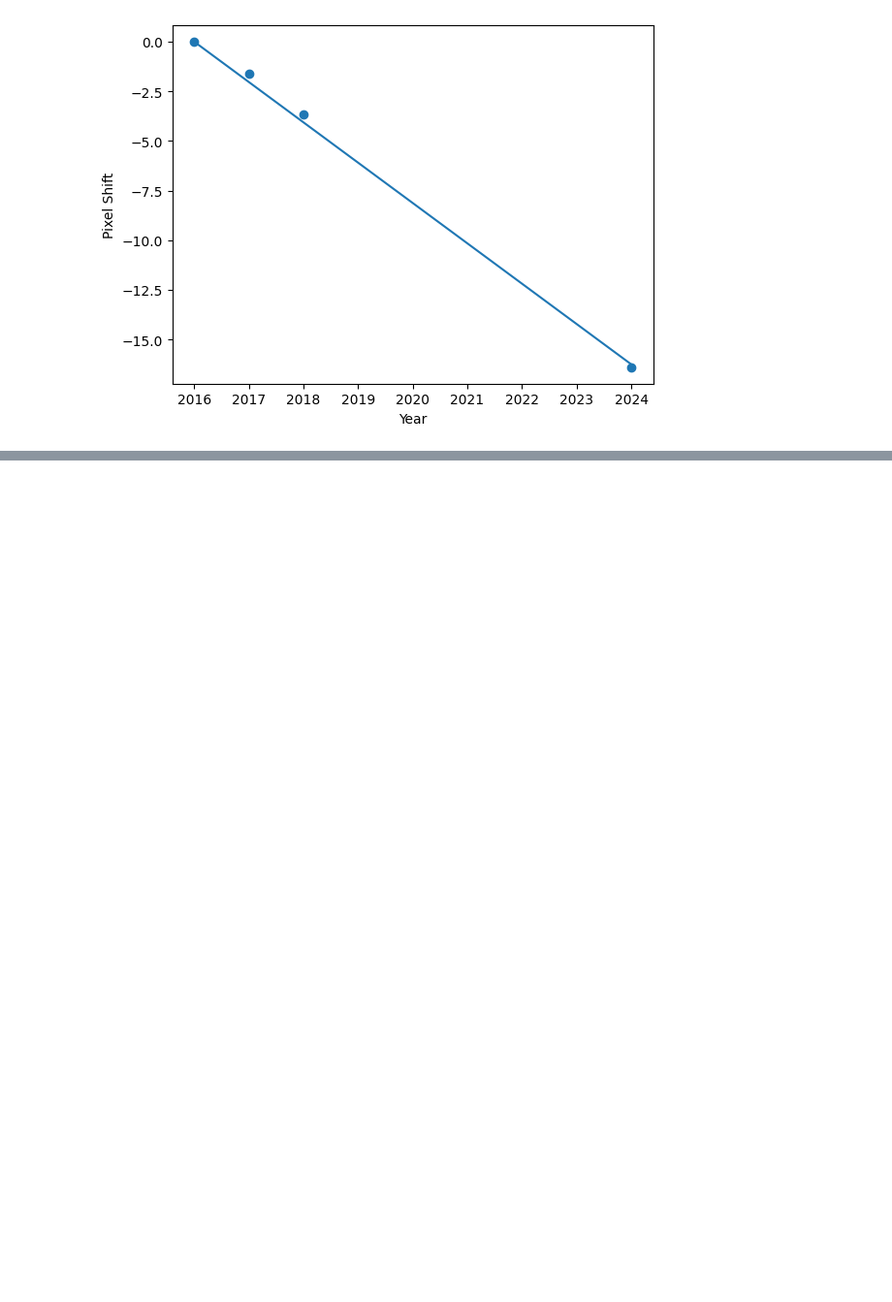
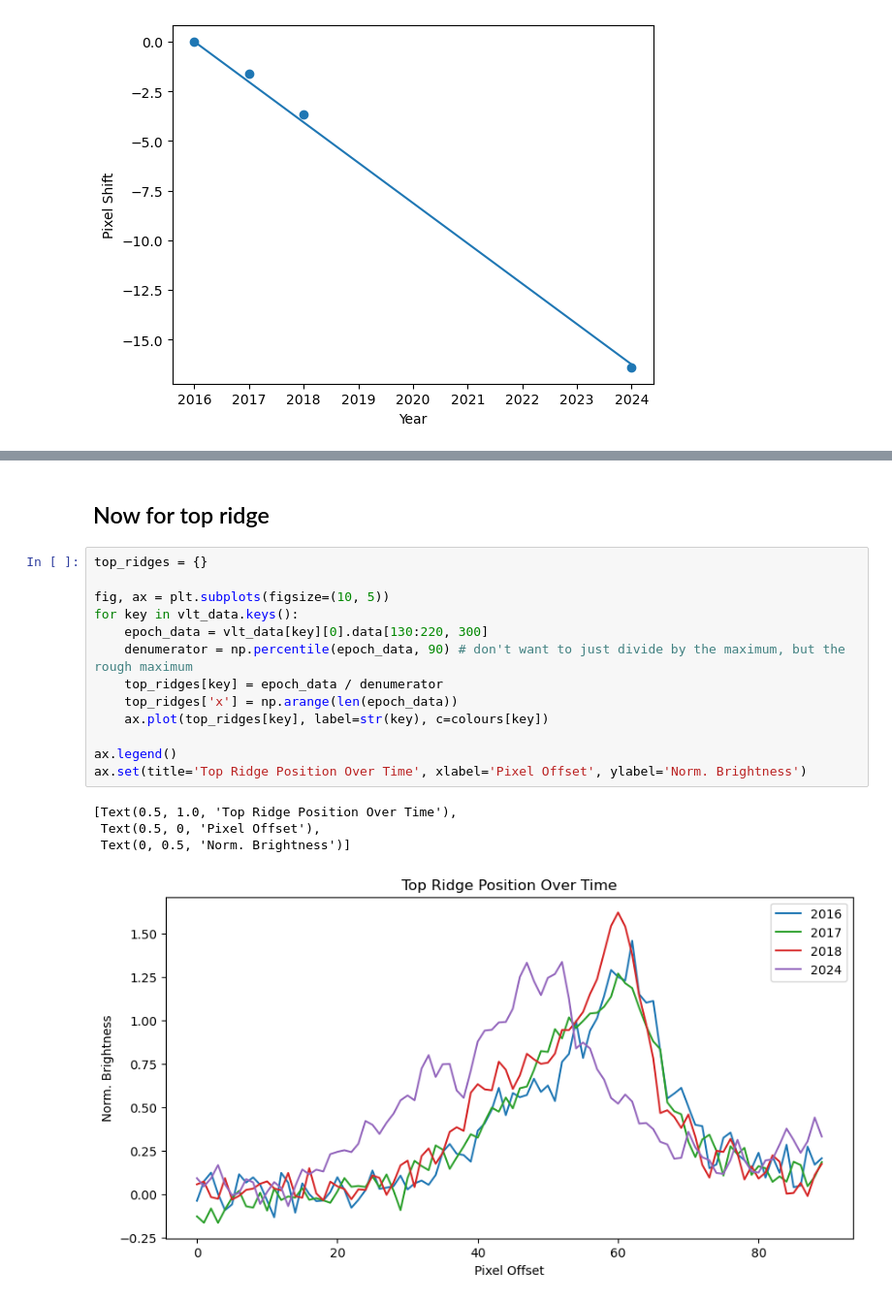
Before and after one commit to ryanwhite1/Wolf-Rayets, a Jupyter notebook: Expansion_Rate_and_Period.ipynb, the cells around one changed output, grey strips where cells are left out. Shown at 97% size. Saved outputs shown, nothing was run; the diff lists cells and outputs as text; blank space fills up the shorter version.

```diff
--- a/Expansion_Rate_and_Period.ipynb
+++ b/Expansion_Rate_and_Period.ipynb
@@ -287,0 +293,20 @@ Hence the windspeed from the left edge is 1051.5 km/s
+# %% [markdown]
+## Now for top ridge
+# %%
+top_ridges = {}
+
+fig, ax = plt.subplots(figsize=(10, 5))
+for key in vlt_data.keys():
+    epoch_data = vlt_data[key][0].data[130:220, 300]
+    denumerator = np.percentile(epoch_data, 90) # don't want to just divide by the maximum, but the rough maximum
+    top_ridges[key] = epoch_data / denumerator
+    top_ridges['x'] = np.arange(len(epoch_data))
+    ax.plot(top_ridges[key], label=str(key), c=colours[key])
+
+ax.legend()
+ax.set(title='Top Ridge Position Over Time', xlabel='Pixel Offset', ylabel='Norm. Brightness')
+# %% [output]
+[Text(0.5, 1.0, 'Top Ridge Position Over Time'),
+ Text(0.5, 0, 'Pixel Offset'),
+ Text(0, 0.5, 'Norm. Brightness')]
+[figure, added]
```
Also changed, not shown: parts of 12 cells of this notebook.
